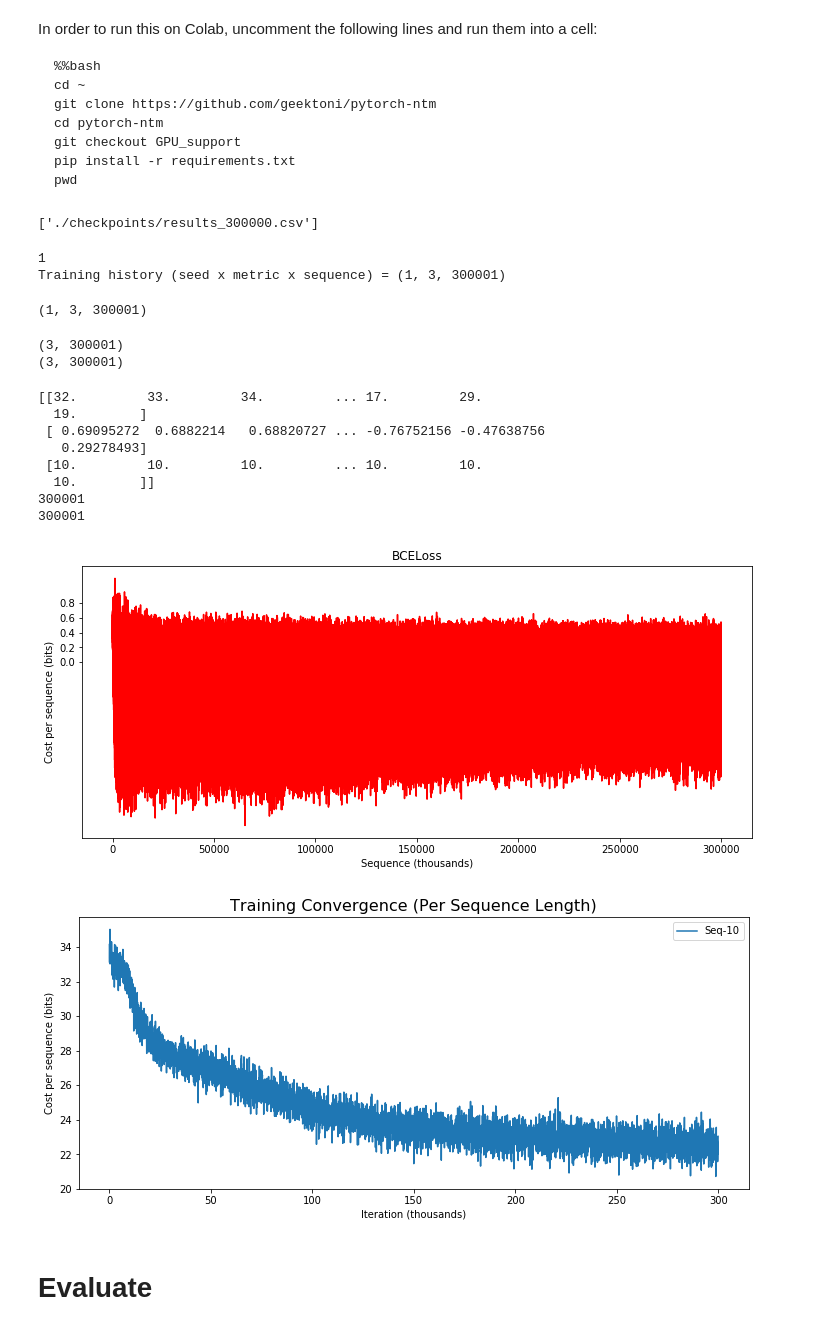
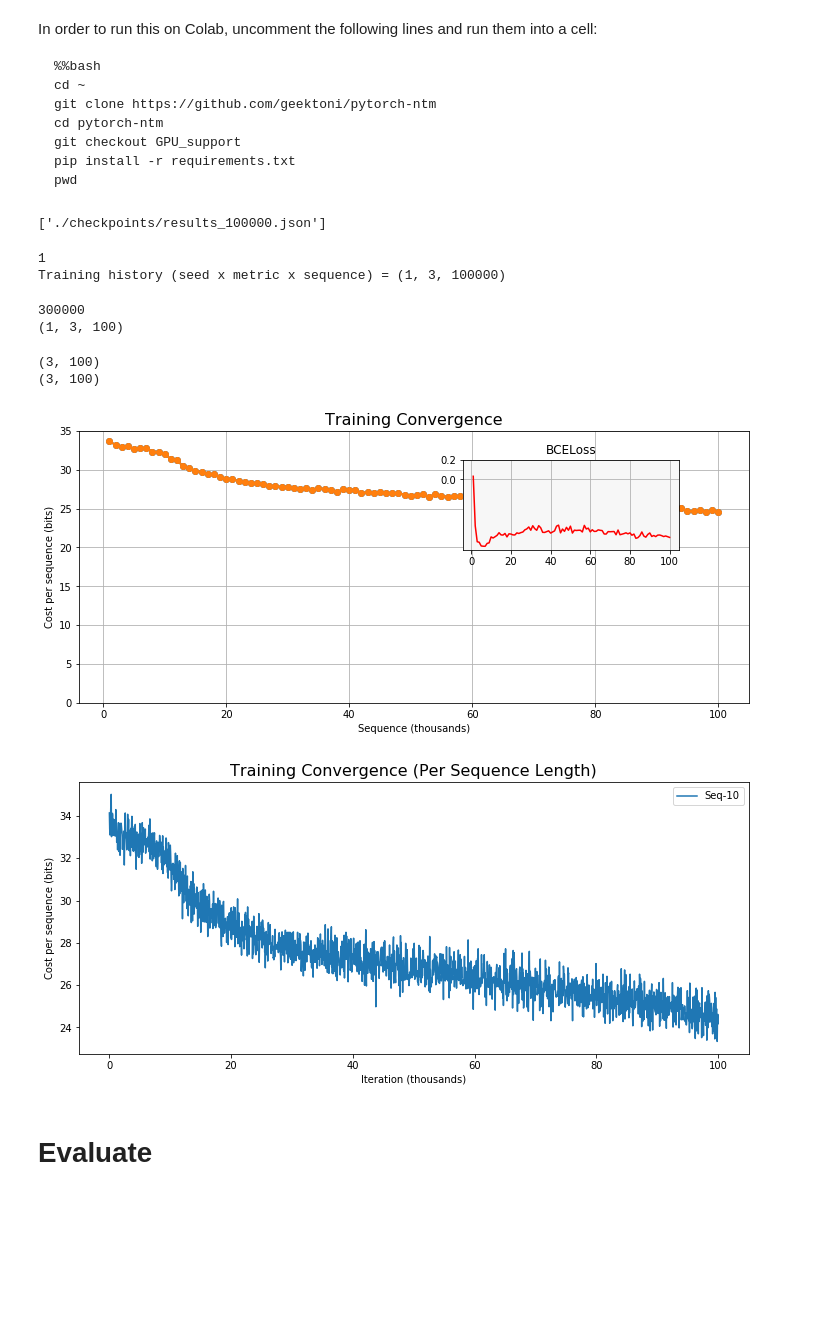
Before and after one commit to geektoni/pytorch-dnc-tests, a Jupyter notebook: priority_sort_task/priority-sort-task-plots.ipynb, the cells around one changed output. Drawn from its saved outputs; the diff is of its cells as text; code cells hidden in the pictures; blank space fills up the shorter version.

```diff
--- a/priority_sort_task/priority-sort-task-plots.ipynb
+++ b/priority_sort_task/priority-sort-task-plots.ipynb
@@ -23,33 +23,36 @@ import os
 import sys
 sys.path.append(os.path.abspath(os.getcwd() + "./../"))
 
-batch_num = 300000
+batch_num = 100000
 seed = 42 #10
 seq_len = 16 #4
 seq_num_bits = 10 #1
 
 %matplotlib inline
 # %%
-files = glob("./checkpoints/results_300000.csv")
+files = glob("./checkpoints/results_100000.json")
 files
 # %% [output]
-['./checkpoints/results_300000.csv']
+['./checkpoints/results_100000.json']
 # %%
 # Read the metrics from the .json files
 history = [json.loads(open(fname, "rt").read()) for fname in files]
 training = np.array([(x['cost'], x['loss'], x['seq_lengths']) for x in history])
 print(len(history))
-print("Training history (seed x metric x sequence) =", training.shape)
+print("Training history (seed x metric x sequence) =", training[: ,:, :-1].shape)
+training = training[: ,:, :-1]
 # %% [output]
 1
-Training history (seed x metric x sequence) = (1, 3, 300001)
+Training history (seed x metric x sequence) = (1, 3, 100000)
 # %%
 # Average every dv values across each (seed, metric)
 dv = 1000
-#training = training.reshape(len(files), 3, -1, dv).mean(axis=3)
+print(training.size)
+training = training.reshape(len(files), 3, -1, dv).mean(axis=3)
 print(training.shape)
 # %% [output]
-(1, 3, 300001)
+300000
+(1, 3, 100)
 # %%
 # Average the seeds
 training_mean = training.mean(axis=0)
@@ -57,45 +60,32 @@ training_std = training.std(axis=0)
 print(training_mean.shape)
 print(training_std.shape)
 # %% [output]
-(3, 300001)
-(3, 300001)
+(3, 100)
+(3, 100)
 # %%
 fig = plt.figure(figsize=(12, 5))
 
 # X axis is normalized to thousands
-#x = np.arange(dv/1000, (batch_num / 1000) + (dv / 1000), dv / 1000)
-x = np.arange(0, 300001)
-
-print(training_mean)
+x = np.arange(dv / 1000, (batch_num / 1000) + (dv / 1000), dv / 1000)
 
 # Plot the cost
-# plt.plot(x, training_mean[0], 'o-', linewidth=2, label='Cost')
-#plt.errorbar(x, training_mean[0], yerr=training_std[0], fmt='o-', elinewidth=2, linewidth=2, label='Cost')
+plt.plot(x, training_mean[0], 'o-', linewidth=2, label='Cost')
+plt.errorbar(x, training_mean[0], yerr=training_std[0], fmt='o-', elinewidth=2, linewidth=2, label='Cost')
 plt.grid()
 plt.yticks(np.arange(0, training_mean[0][0]+5, 5))
 plt.ylabel('Cost per sequence (bits)')
 plt.xlabel('Sequence (thousands)')
 plt.title('Training Convergence', fontsize=16)
 
-#ax = plt.axes([.57, .55, .25, .25], facecolor=(0.97, 0.97, 0.97))
+ax = plt.axes([.57, .55, .25, .25], facecolor=(0.97, 0.97, 0.97))
 plt.title("BCELoss")
-print(len(training_mean[1]))
-print(len(x))
 plt.plot(x, training_mean[1], 'r-', label='BCE Loss')
 plt.yticks(np.arange(0, training_mean[1][0]+0.2, 0.2))
 plt.grid()
 
 plt.show()
 # %% [output]
-[[32.         33.         34.         ... 17.         29.
-  19.        ]
- [ 0.69095272  0.6882214   0.68820727 ... -0.76752156 -0.47638756
-   0.29278493]
- [10.         10.         10.         ... 10.         10.
-  10.        ]]
-300001
-300001
-[figure, old version]
+[figure, new version]
 # %%
 loss = history[0]['loss']
 cost = history[0]['cost']
@@ -127,7 +117,7 @@ for sl in unique_sls:
 plt.legend(loc=0)
 plt.show()
 # %% [output]
-[figure, old version]
+[figure, new version]
 # %% [markdown]
 # Evaluate
 # %%
```
Also changed, not shown: parts of 8 cells of this notebook.
